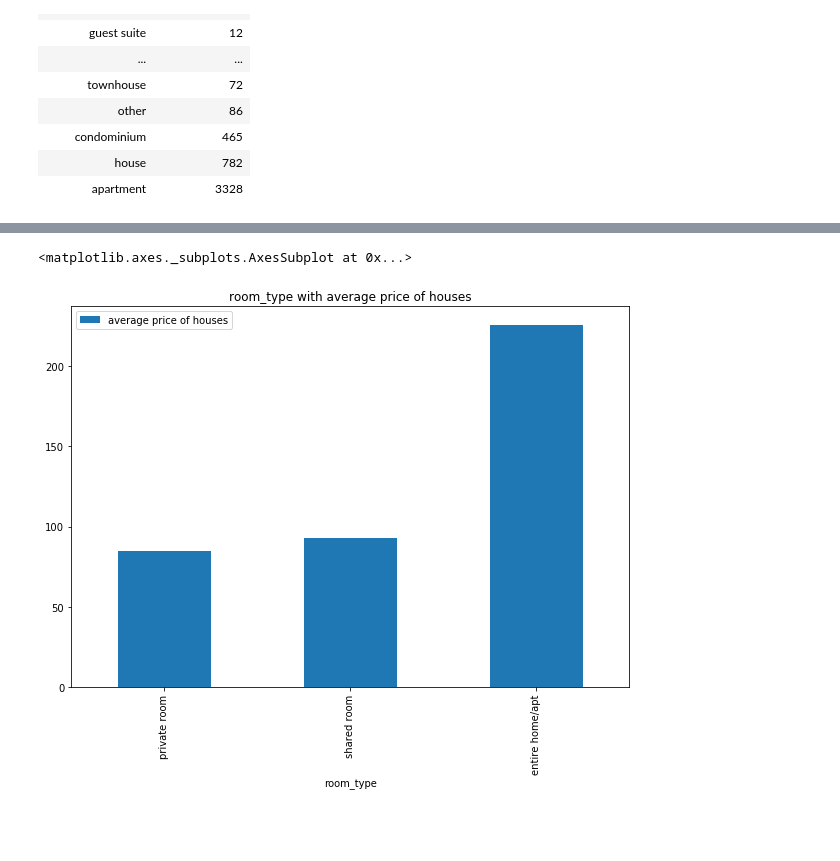
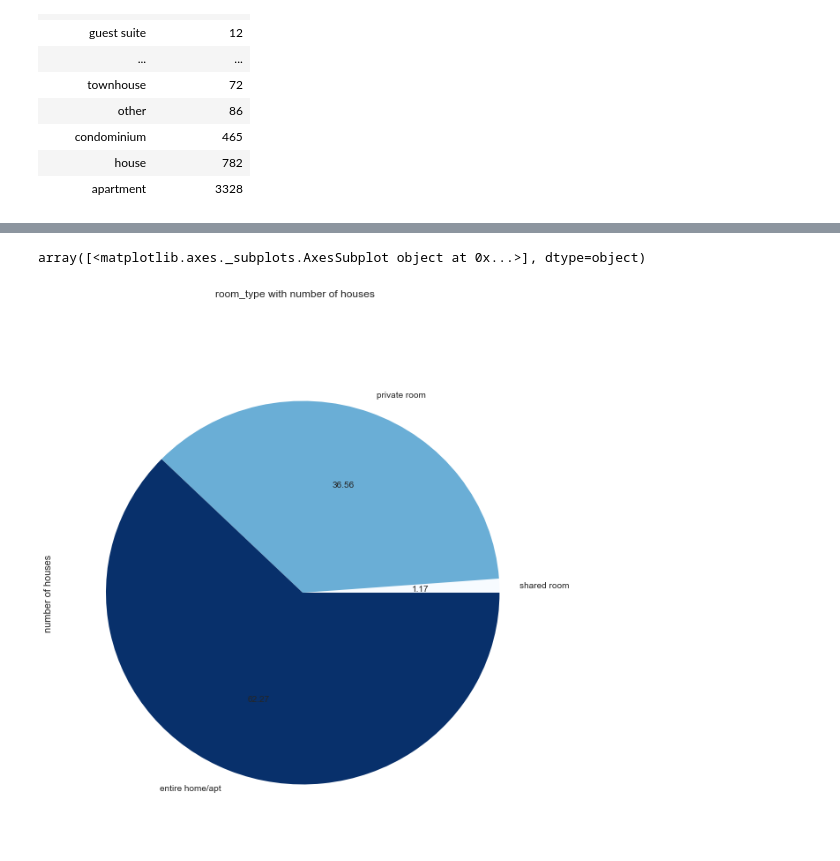
Before and after one commit to kzhang49/Hainan-Chicken, a Jupyter notebook: Airbnb_database.ipynb, the cells around one changed output, grey strips where cells are left out. Cells and saved outputs as stored; diff of their text form; code cells hidden in the pictures; blank space fills up the shorter version.

```diff
--- a/Airbnb_database.ipynb
+++ b/Airbnb_database.ipynb
@@ -435,12 +436,15 @@ dataframe['number of houses'].plot.pie(labels = dataframe['property_type'], titl
 # %%
 c.execute('''
-SELECT room_type, AVG(price) as average_price
+SELECT room_type, Count(id) as c
 FROM listings
 GROUP BY room_type
-ORDER BY average_price
+ORDER BY c
         ''')
-dataframe = pd.DataFrame(data = c.fetchall(), columns = ['room_type', 'average price of houses'])
-dataframe.plot.bar(x='room_type', title='room_type with average price of houses', figsize=(10,7))
+dataframe = pd.DataFrame(data = c.fetchall(), columns = ['room_type', 'number of houses'])
+dataframe
+dataframe['number of houses'].plot.pie(labels = dataframe['room_type'],subplots=True,
+                   title='room_type with number of houses', figsize=(10,10),
+                                       colormap = 'Blues', autopct = '%.2f', )
 # %% [output]
-<matplotlib.axes._subplots.AxesSubplot at 0x...>
+array([<matplotlib.axes._subplots.AxesSubplot object at 0x...>], dtype=object)
-[figure, old version]
+[figure, new version]
```
Also changed, not shown: parts of 16 cells of this notebook.
